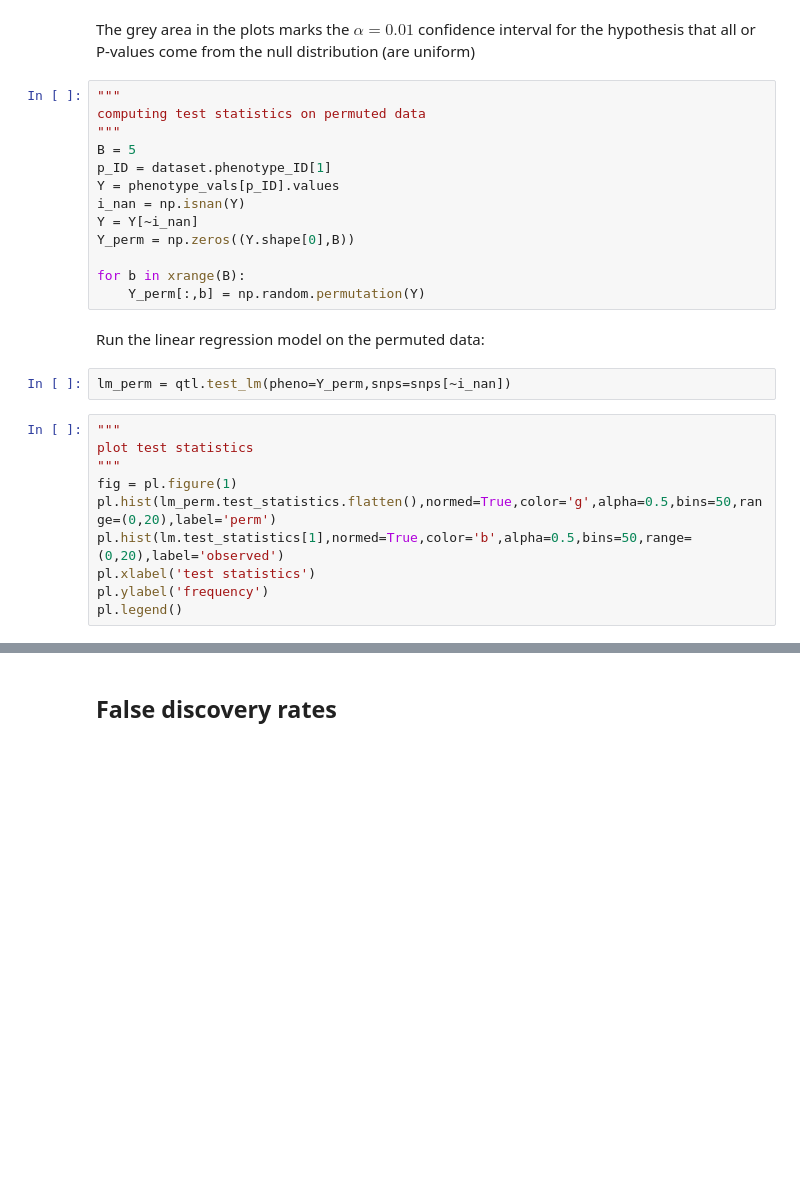
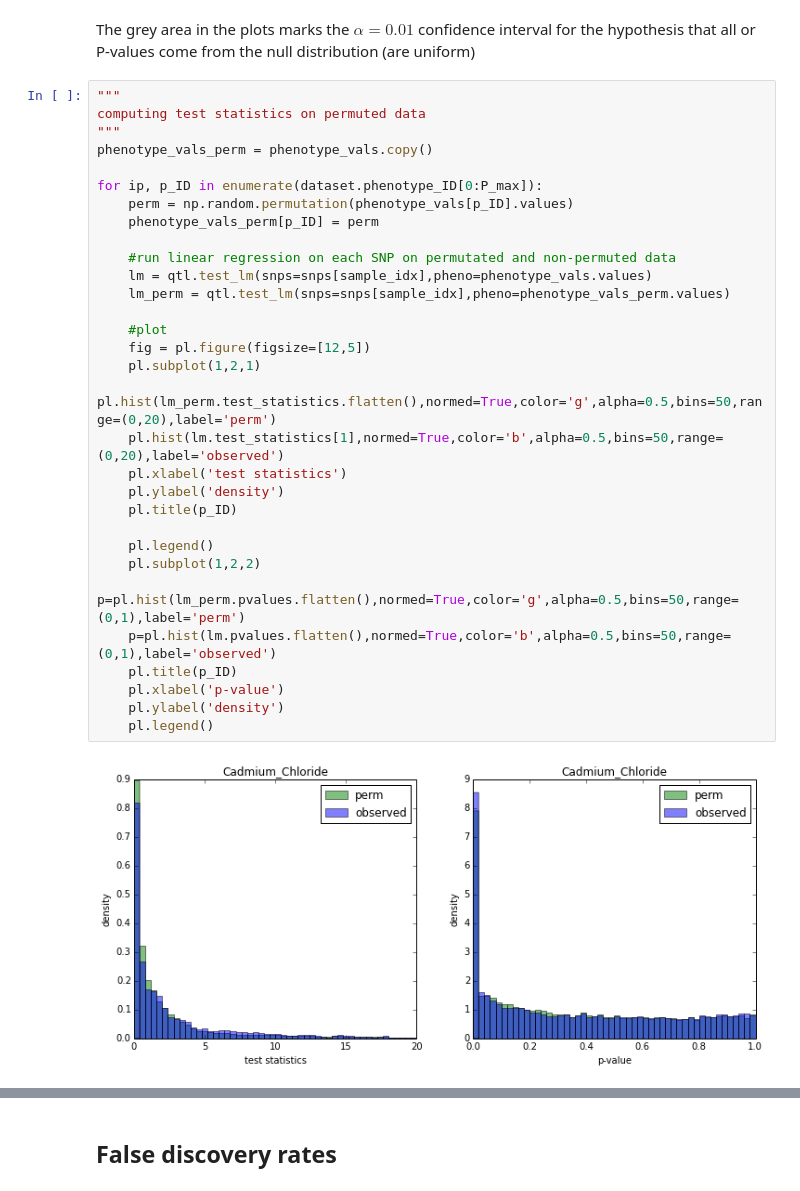
Before and after one commit to PMBio/limix-tutorials, a Jupyter notebook: EMBO_course/QTL_mapping1.ipynb, the cells around one changed output, grey strips where cells are left out. Cells and saved outputs as stored; diff of their text form; blank space fills up the shorter version.

```diff
--- a/EMBO_course/QTL_mapping1.ipynb
+++ b/EMBO_course/QTL_mapping1.ipynb
@@ -232,30 +268,36 @@ for ip, p_ID in enumerate(dataset.phenotype_ID[0:P_max]):
 [figure]
 # %% [markdown]
 The grey area in the plots marks the $\alpha=0.01$ confidence interval for the hypothesis that all or P-values come from the null distribution (are uniform)
-# %%
-"""
-computing test statistics on permuted data
-"""
-B = 5
-p_ID = dataset.phenotype_ID[1]
-Y = phenotype_vals[p_ID].values
-i_nan = np.isnan(Y)
-Y = Y[~i_nan]
-Y_perm = np.zeros((Y.shape[0],B))
-
-for b in xrange(B):
-    Y_perm[:,b] = np.random.permutation(Y)
-# %% [markdown]
-Run the linear regression model on the permuted data:
-# %%
-lm_perm = qtl.test_lm(pheno=Y_perm,snps=snps[~i_nan])
 # %%
 """
-plot test statistics
+computing test statistics on permuted data
 """
-fig = pl.figure(1)
-pl.hist(lm_perm.test_statistics.flatten(),normed=True,color='g',alpha=0.5,bins=50,range=(0,20),label='perm')
-pl.hist(lm.test_statistics[1],normed=True,color='b',alpha=0.5,bins=50,range=(0,20),label='observed')
-pl.xlabel('test statistics')
-pl.ylabel('frequency')
-pl.legend()
+phenotype_vals_perm = phenotype_vals.copy()
+
+for ip, p_ID in enumerate(dataset.phenotype_ID[0:P_max]):
+    perm = np.random.permutation(phenotype_vals[p_ID].values)
+    phenotype_vals_perm[p_ID] = perm
+
+    #run linear regression on each SNP on permutated and non-permuted data
+    lm = qtl.test_lm(snps=snps[sample_idx],pheno=phenotype_vals.values)
+    lm_perm = qtl.test_lm(snps=snps[sample_idx],pheno=phenotype_vals_perm.values)
+
+    #plot
+    fig = pl.figure(figsize=[12,5])
+    pl.subplot(1,2,1)
+    pl.hist(lm_perm.test_statistics.flatten(),normed=True,color='g',alpha=0.5,bins=50,range=(0,20),label='perm')
+    pl.hist(lm.test_statistics[1],normed=True,color='b',alpha=0.5,bins=50,range=(0,20),label='observed')
+    pl.xlabel('test statistics')
+    pl.ylabel('density')
+    pl.title(p_ID)
+
+    pl.legend()
+    pl.subplot(1,2,2)
+    p=pl.hist(lm_perm.pvalues.flatten(),normed=True,color='g',alpha=0.5,bins=50,range=(0,1),label='perm')
+    p=pl.hist(lm.pvalues.flatten(),normed=True,color='b',alpha=0.5,bins=50,range=(0,1),label='observed')
+    pl.title(p_ID)
+    pl.xlabel('p-value')
+    pl.ylabel('density')
+    pl.legend()
+# %% [output]
+[figure, added]
```
Also changed, not shown: parts of 13 cells of this notebook, 3 other files.
